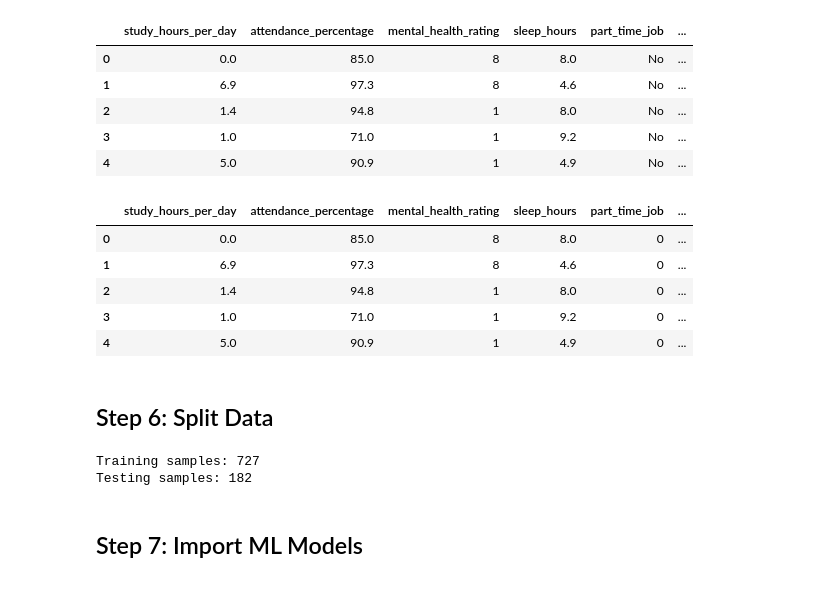
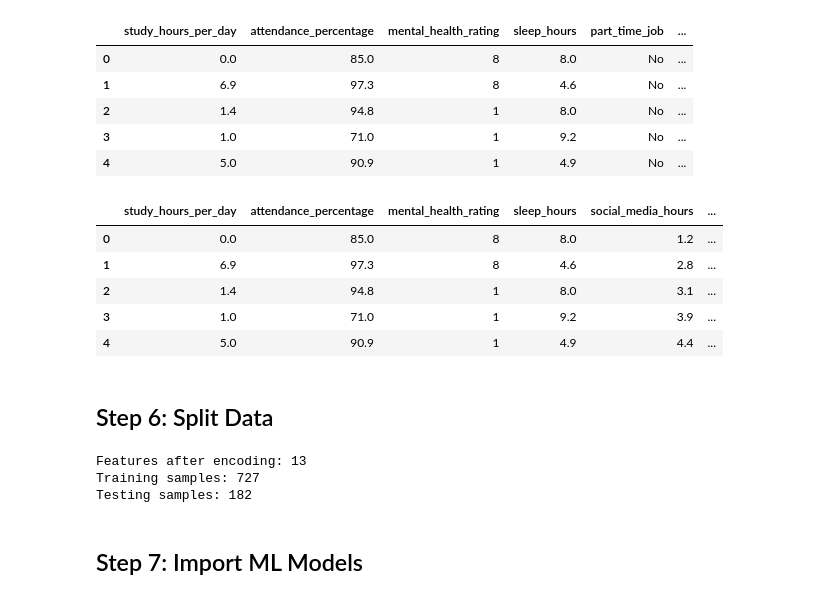
Before and after one commit to shubham0915/student-exam-prediction, a Jupyter notebook: student_prediction_clean.ipynb, the cells around one changed output. Cells and saved outputs as stored; diff of their text form; code cells hidden in the pictures.

```diff
--- a/student_prediction_clean.ipynb
+++ b/student_prediction_clean.ipynb
@@ -220,37 +220,50 @@ df_model.head()
 | 3 | 1.0 | 71.0 | 1 | 9.2 | No | ... |
 | 4 | 5.0 | 90.9 | 1 | 4.9 | No | ... |
 # %%
-# Encode categorical columns
+# One-Hot Encoding for categorical columns (better accuracy)
 from sklearn.preprocessing import LabelEncoder
 
 categorical_cols = ['part_time_job', 'diet_quality', 'internet_quality', 'extracurricular_participation']
+
+# One-Hot Encode categorical columns
+df_encoded = pd.get_dummies(df_model, columns=categorical_cols, drop_first=True)
+
+# Store label encoders for app compatibility
 le_dict = {}
-
 for col in categorical_cols:
     le_dict[col] = LabelEncoder()
-    df_model[col] = le_dict[col].fit_transform(df_model[col])
+    le_dict[col].fit(df_model[col])
 
-df_model.head()
+df_encoded.head()
 # %% [output]
-|  | study_hours_per_day | attendance_percentage | mental_health_rating | sleep_hours | part_time_job | ... |
-| 0 | 0.0 | 85.0 | 8 | 8.0 | 0 | ... |
-| 1 | 6.9 | 97.3 | 8 | 4.6 | 0 | ... |
-| 2 | 1.4 | 94.8 | 1 | 8.0 | 0 | ... |
-| 3 | 1.0 | 71.0 | 1 | 9.2 | 0 | ... |
-| 4 | 5.0 | 90.9 | 1 | 4.9 | 0 | ... |
+|  | study_hours_per_day | attendance_percentage | mental_health_rating | sleep_hours | social_media_hours | ... |
+| 0 | 0.0 | 85.0 | 8 | 8.0 | 1.2 | ... |
+| 1 | 6.9 | 97.3 | 8 | 4.6 | 2.8 | ... |
+| 2 | 1.4 | 94.8 | 1 | 8.0 | 3.1 | ... |
+| 3 | 1.0 | 71.0 | 1 | 9.2 | 3.9 | ... |
+| 4 | 5.0 | 90.9 | 1 | 4.9 | 4.4 | ... |
 # %% [markdown]
 ## Step 6: Split Data
 # %%
 from sklearn.model_selection import train_test_split
+from sklearn.preprocessing import StandardScaler
 
-X = df_model[features]
-y = df_model[target]
+# Get feature columns (all except target)
+feature_cols = [col for col in df_encoded.columns if col != target]
+X = df_encoded[feature_cols]
+y = df_encoded[target]
 
-X_train, X_test, y_train, y_test = train_test_split(X, y, test_size=0.2, random_state=42)
+# Scale features for better performance
+scaler = StandardScaler()
+X_scaled = pd.DataFrame(scaler.fit_transform(X), columns=X.columns)
 
+X_train, X_test, y_train, y_test = train_test_split(X_scaled, y, test_size=0.2, random_state=42)
+
+print(f"Features after encoding: {len(feature_cols)}")
 print(f"Training samples: {len(X_train)}")
 print(f"Testing samples: {len(X_test)}")
 # %% [output]
+Features after encoding: 13
 Training samples: 727
 Testing samples: 182
 # %% [markdown]
```
Also changed, not shown: parts of 10 cells of this notebook, 7 other files.
